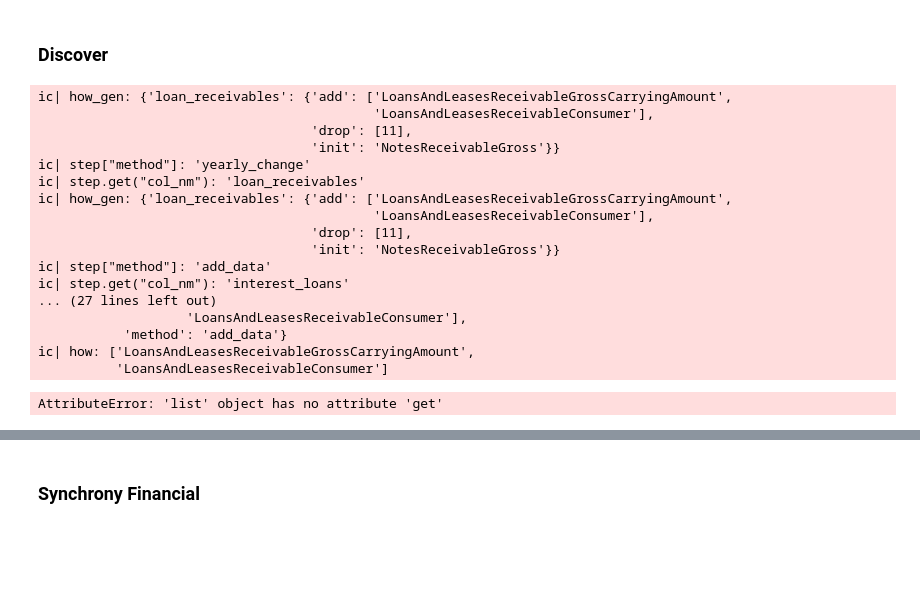
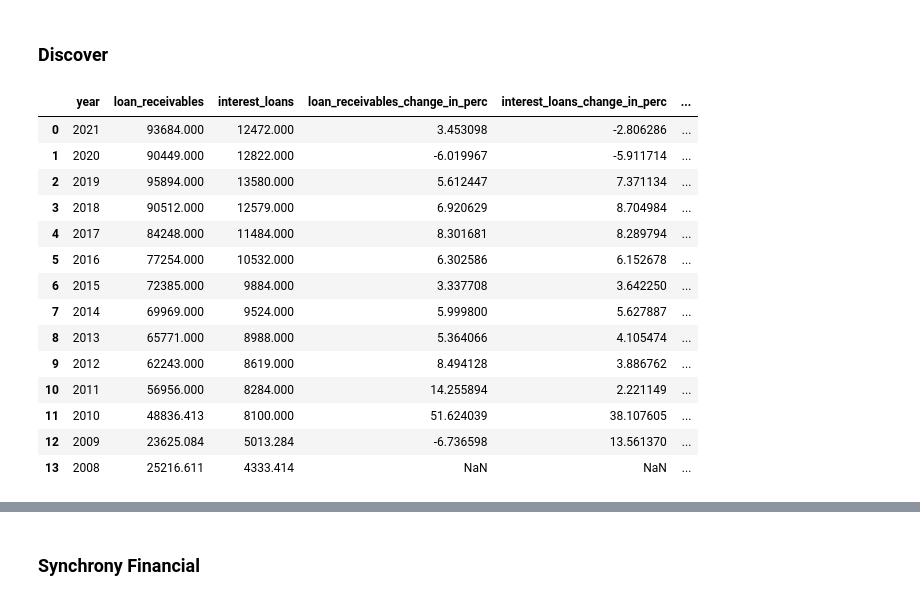
Before and after one commit to EzraTam/edgar-analysis, a Jupyter notebook: edgar_analysis.ipynb, the cells around one changed output, grey strips where cells are left out. Cells and saved outputs as stored; diff of their text form; code cells hidden in the pictures; blank space fills up the shorter version.

```diff
--- a/edgar_analysis.ipynb
+++ b/edgar_analysis.ipynb
@@ -218,30 +234,27 @@ InterCompanies.plot_df(key="interest_rate_deposits", xlabel="Year", ylabel= "Int
 # %%
 # DF to generate
 df_nm="loan_receivables"
 
 how_gen=[
-    {"col_nm":"loan_receivables","list_tags":["NotesReceivableGross","LoansAndLeasesReceivableGrossCarryingAmount","LoansAndLeasesReceivableConsumer"],"drop":[11]},
-    {"col_nm":"interest_expense_deposits","list_tags":["InterestExpenseDeposits"]}
+    {"col_nm":"loan_receivables","list_tags":["NotesReceivableGross","LoansAndLeasesReceivableGrossCarryingAmount","LoansAndLeasesReceivableConsumer"],"drop":[11,13,14]},
+    {"col_nm":"interest_loans","add_tags":["InterestAndFeeIncomeLoansConsumerInstallmentCreditCard","InterestAndFeeIncomeLoansOtherConsumer"]}
 ]
 
 DiscoverService.generate_df(df_nm=df_nm,how_gen=how_gen)
 DiscoverService.dict_df[df_nm]
 # %% [output]
-ic| how_gen: {'loan_receivables': {'add': ['LoansAndLeasesReceivableGrossCarryingAmount',
-                                           'LoansAndLeasesReceivableConsumer'],
-                                   'drop': [11],
-                                   'init': 'NotesReceivableGross'}}
-ic| step["method"]: 'yearly_change'
-ic| step.get("col_nm"): 'loan_receivables'
-ic| how_gen: {'loan_receivables': {'add': ['LoansAndLeasesReceivableGrossCarryingAmount',
-                                           'LoansAndLeasesReceivableConsumer'],
-                                   'drop': [11],
-                                   'init': 'NotesReceivableGross'}}
-ic| step["method"]: 'add_data'
-ic| step.get("col_nm"): 'interest_loans'
-... (27 lines left out)
-                   'LoansAndLeasesReceivableConsumer'],
-           'method': 'add_data'}
-ic| how: ['LoansAndLeasesReceivableGrossCarryingAmount',
-          'LoansAndLeasesReceivableConsumer']
-AttributeError: 'list' object has no attribute 'get'
+|  | year | loan_receivables | interest_loans | loan_receivables_change_in_perc | interest_loans_change_in_perc | ... |
+| 0 | 2021 | 93684.000 | 12472.000 | 3.453098 | -2.806286 | ... |
+| 1 | 2020 | 90449.000 | 12822.000 | -6.019967 | -5.911714 | ... |
+| 2 | 2019 | 95894.000 | 13580.000 | 5.612447 | 7.371134 | ... |
+| 3 | 2018 | 90512.000 | 12579.000 | 6.920629 | 8.704984 | ... |
+| 4 | 2017 | 84248.000 | 11484.000 | 8.301681 | 8.289794 | ... |
+| 5 | 2016 | 77254.000 | 10532.000 | 6.302586 | 6.152678 | ... |
+| 6 | 2015 | 72385.000 | 9884.000 | 3.337708 | 3.642250 | ... |
+| 7 | 2014 | 69969.000 | 9524.000 | 5.999800 | 5.627887 | ... |
+| 8 | 2013 | 65771.000 | 8988.000 | 5.364066 | 4.105474 | ... |
+| 9 | 2012 | 62243.000 | 8619.000 | 8.494128 | 3.886762 | ... |
+| 10 | 2011 | 56956.000 | 8284.000 | 14.255894 | 2.221149 | ... |
+| 11 | 2010 | 48836.413 | 8100.000 | 51.624039 | 38.107605 | ... |
+| 12 | 2009 | 23625.084 | 5013.284 | -6.736598 | 13.561370 | ... |
+| 13 | 2008 | 25216.611 | 4333.414 | NaN | NaN | ... |
```
Also changed, not shown: parts of 23 cells of this notebook, 1 other file.
